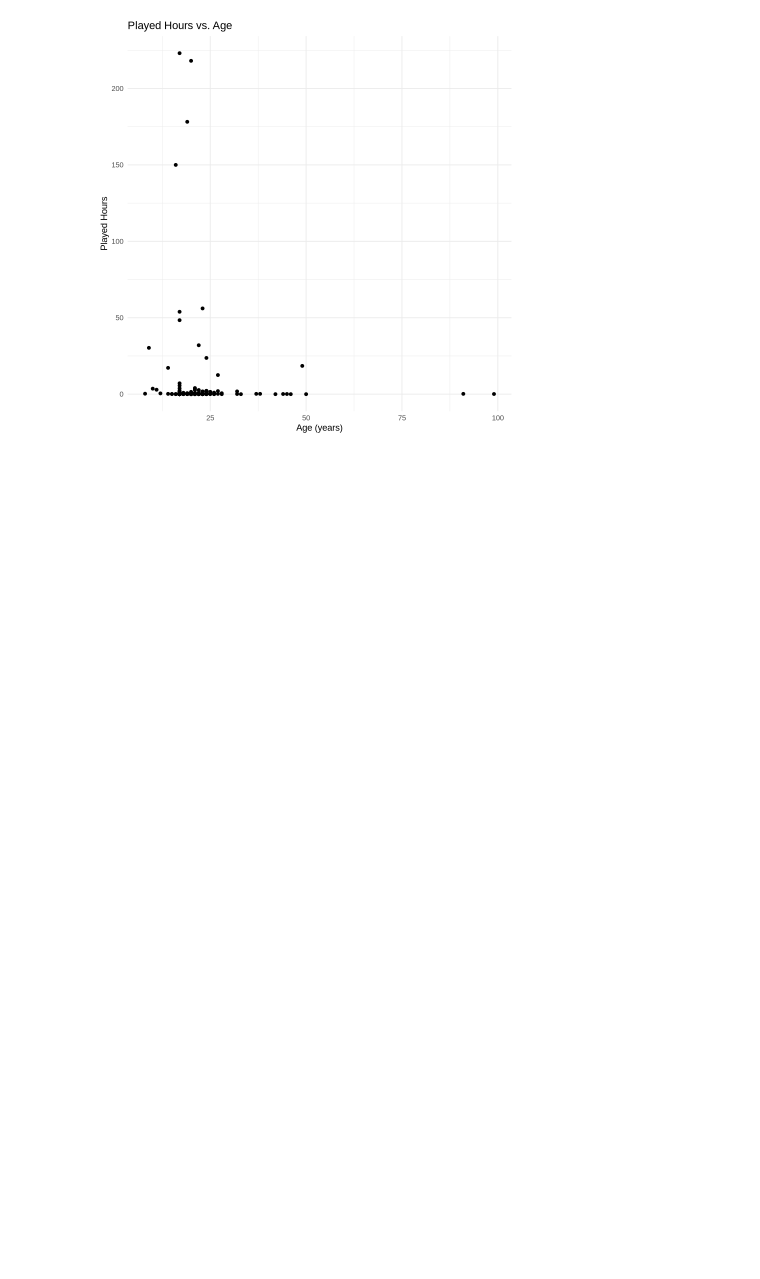
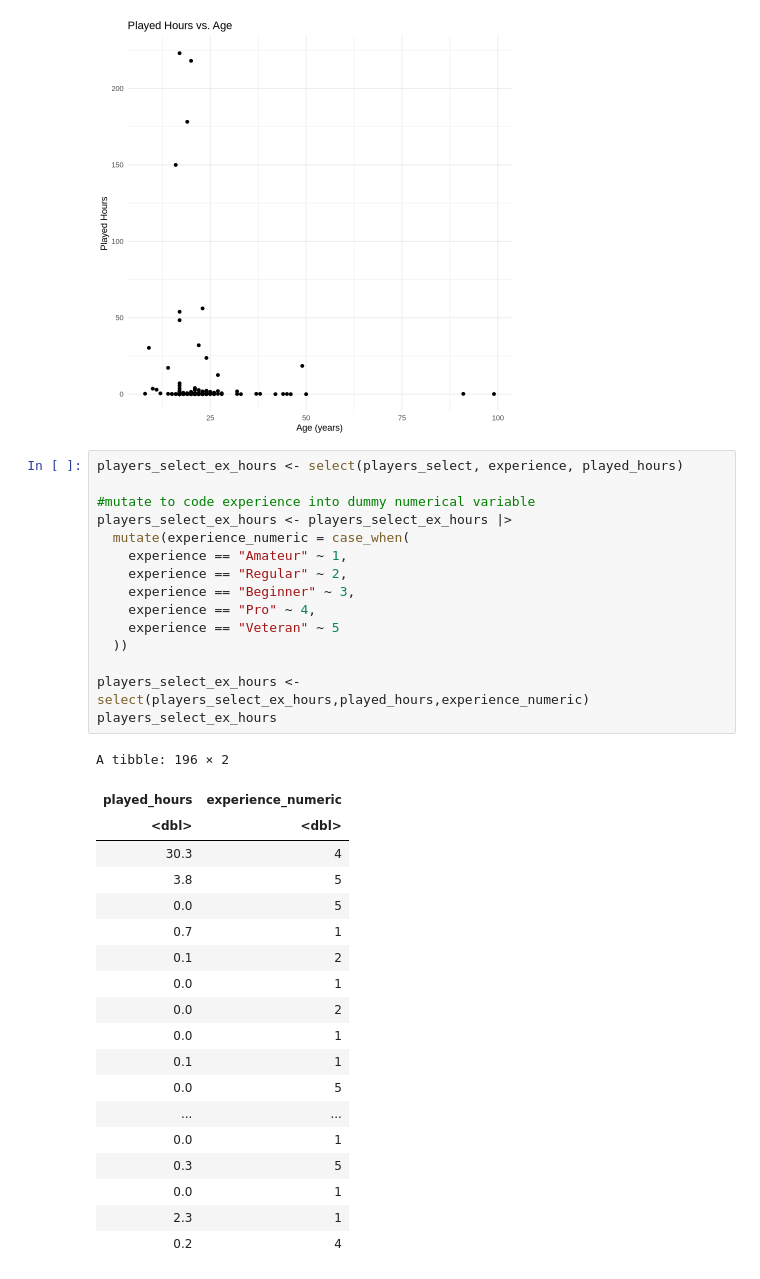
Before and after one commit to Kablosion/DSCI-100-Project, a Jupyter notebook: main_project.ipynb, the cells around one changed output. Saved outputs shown, nothing was run; the diff lists cells and outputs as text; blank space fills up the shorter version.

Commit message:
Replaced the categorical variables with dummy

```diff
--- a/main_project.ipynb
+++ b/main_project.ipynb
@@ -110,3 +110,38 @@ ggplot(players, aes(x = age, y = played_hours)) +
     theme_minimal()
 # %% [output]
 [figure]
+# %%
+players_select_ex_hours <- select(players_select, experience, played_hours)
+
+#mutate to code experience into dummy numerical variable
+players_select_ex_hours <- players_select_ex_hours |>
+  mutate(experience_numeric = case_when(
+    experience == "Amateur" ~ 1,
+    experience == "Regular" ~ 2,
+    experience == "Beginner" ~ 3,
+    experience == "Pro" ~ 4,
+    experience == "Veteran" ~ 5
+  ))
+
+players_select_ex_hours <- select(players_select_ex_hours,played_hours,experience_numeric)
+players_select_ex_hours
+# %% [output]
+A tibble: 196 × 2
+| played_hours | experience_numeric |
+| <dbl> | <dbl> |
+| 30.3 | 4 |
+| 3.8 | 5 |
+| 0.0 | 5 |
+| 0.7 | 1 |
+| 0.1 | 2 |
+| 0.0 | 1 |
+| 0.0 | 2 |
+| 0.0 | 1 |
+| 0.1 | 1 |
+| 0.0 | 5 |
+| ... | ... |
+| 0.0 | 1 |
+| 0.3 | 5 |
+| 0.0 | 1 |
+| 2.3 | 1 |
+| 0.2 | 4 |
```
Also changed, not shown: parts of 4 cells of this notebook.
